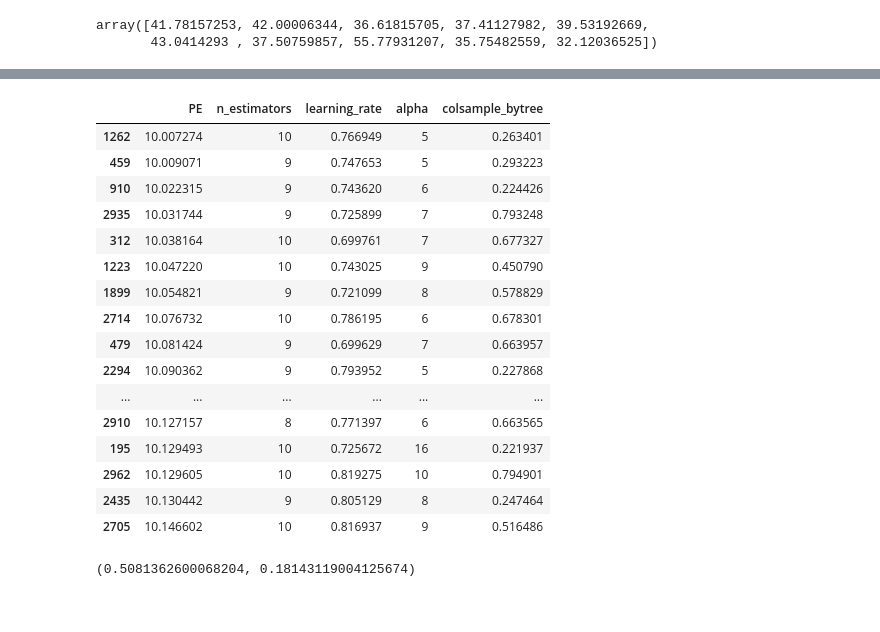
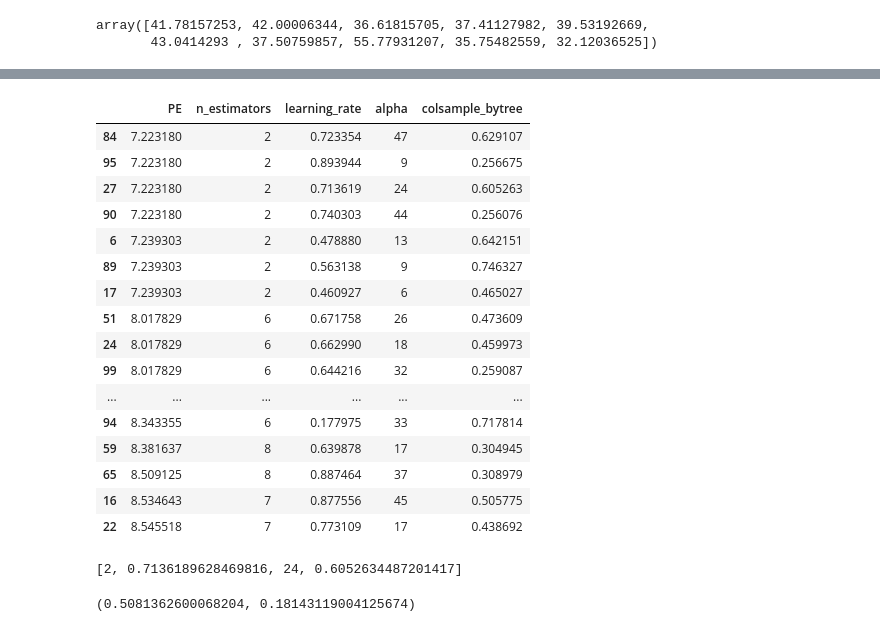
Before and after one commit to felipeascouto/energy, a Jupyter notebook: research_p2.ipynb, the cells around one changed output, grey strips where cells are left out. Drawn from its saved outputs; the diff is of its cells as text; code cells hidden in the pictures.

Commit message:
new tests for parameter optimizations saw little improvement compared to sklearn

```diff
--- a/research_p2.ipynb
+++ b/research_p2.ipynb
@@ -2039,7 +2039,11 @@ Successfully installed arch-4.15 cython-0.29.20 property-cached-1.6.4
 # %%
 train_opt, test_opt = train_test_split(DART_gen_2018, test_size=0.33)
 train_data_opt = train_opt.groupby('Local Time')[['LMP_RT','LMP_DA','Load','Wind','Weekday']].mean()
+train_data_opt['RT_sem'] = train_opt.groupby('Local Time')['LMP_RT'].sem()
+train_data_opt['DA_sem'] = train_opt.groupby('Local Time')['LMP_DA'].sem()
 test_data_opt = test_opt.groupby('Local Time')[['LMP_RT','LMP_DA','Load','Wind','Weekday']].mean()
+test_data_opt['RT_sem'] = test_opt.groupby('Local Time')['LMP_RT'].sem()
+test_data_opt['DA_sem'] = test_opt.groupby('Local Time')['LMP_DA'].sem()
 minutes = []
 for time in train_data_opt.index:
     minutes.append(time.hour * 60 + time.minute)
@@ -2235,3 +2232,36 @@ def xgb_loss(next_x):
+# %%
+errors = 0
+def xgb_loss_2(next_x):
+    xg_reg = xgb.XGBRegressor(objective ='reg:squarederror', colsample_bytree = next_x[3], learning_rate = next_x[1],
+                              max_depth = 1, alpha = next_x[2], n_estimators = next_x[0])
+    xg_reg.fit(train_data_opt['minutes'].values.reshape(-1,1), train_data_opt['LMP_RT'].values)
+    y_xgb = xg_reg.predict(train_data_opt['minutes'].values.reshape(-1,1))
+    train_data_opt['xgb cluster'] = y_xgb
+    price_leaves = []
+    for price in y_xgb:
+        if price not in price_leaves:
+            price_leaves.append(price)
+    branch_dfs = []
+    for price in price_leaves:
+        branch_dfs.append(train_data_opt[train_data_opt['xgb cluster']==price])
+    test_data_copy = test_data_opt.copy()
+    test_data_copy['fitted RT (xgb)'] = np.zeros(test_data_copy.index.size)
+    for cluster in branch_dfs:
+        result6 = smf.ols(formula="LMP_RT ~ LMP_DA + RT_sem + DA_sem + Load + Wind + Weekday", data=cluster).fit()
+        for hour in cluster.index:
+            try:
+                test_data_copy['fitted RT (xgb)'].loc[hour] = (
+                                            test_data_copy['Weekday'].loc[hour]*result6.params[6] +
+                                            test_data_copy['Wind'].loc[hour]*result6.params[5] +
+                                            test_data_copy['Load'].loc[hour]*result6.params[4] +
+                                            test_data_copy['DA_sem'].loc[hour]*result6.params[3] +
+                                            test_data_copy['RT_sem'].loc[hour]*result6.params[2] +
+                                            test_data_copy['LMP_DA'].loc[hour]*result6.params[1] +
+                                            result6.params[0])
+            except:
+                errors += 1
+                continue
+    return pe(test_data_copy['fitted RT (xgb)'],test_data_opt['LMP_RT']).mean()
 # %%
 def optimize(dimensions, start_points, times, function):
 
@@ -2263,7 +2293,7 @@ dimensions = {'n_estimators': Integer(1, 10, prior='uniform'),
               'alpha': Integer(5, 50, prior='uniform'),
               'colsample_bytree': Real(0.2, 0.8, prior='uniform')}
 
-loss, params, loss_vector, params_list = optimize(dimensions, 1e5, 3e3, xgb_loss)
+loss, params, loss_vector, params_list = optimize(dimensions, 1e5, 100, xgb_loss_2)
 loss_df = pd.DataFrame({'PE':loss_vector,
                        'n_estimators':params_list[0],
                        'learning_rate':params_list[1],
@@ -2275,20 +2305,24 @@ Optimization 100.0% completed. Best loss: 10.01   ss: 10.01
 |  | PE | n_estimators | learning_rate | alpha | colsample_bytree |
-| 1262 | 10.007274 | 10 | 0.766949 | 5 | 0.263401 |
-| 459 | 10.009071 | 9 | 0.747653 | 5 | 0.293223 |
-| 910 | 10.022315 | 9 | 0.743620 | 6 | 0.224426 |
-| 2935 | 10.031744 | 9 | 0.725899 | 7 | 0.793248 |
-| 312 | 10.038164 | 10 | 0.699761 | 7 | 0.677327 |
-| 1223 | 10.047220 | 10 | 0.743025 | 9 | 0.450790 |
-| 1899 | 10.054821 | 9 | 0.721099 | 8 | 0.578829 |
-| 2714 | 10.076732 | 10 | 0.786195 | 6 | 0.678301 |
-| 479 | 10.081424 | 9 | 0.699629 | 7 | 0.663957 |
-| 2294 | 10.090362 | 9 | 0.793952 | 5 | 0.227868 |
+| 84 | 7.223180 | 2 | 0.723354 | 47 | 0.629107 |
+| 95 | 7.223180 | 2 | 0.893944 | 9 | 0.256675 |
+| 27 | 7.223180 | 2 | 0.713619 | 24 | 0.605263 |
+| 90 | 7.223180 | 2 | 0.740303 | 44 | 0.256076 |
+| 6 | 7.239303 | 2 | 0.478880 | 13 | 0.642151 |
+| 89 | 7.239303 | 2 | 0.563138 | 9 | 0.746327 |
+| 17 | 7.239303 | 2 | 0.460927 | 6 | 0.465027 |
+| 51 | 8.017829 | 6 | 0.671758 | 26 | 0.473609 |
+| 24 | 8.017829 | 6 | 0.662990 | 18 | 0.459973 |
+| 99 | 8.017829 | 6 | 0.644216 | 32 | 0.259087 |
 | ... | ... | ... | ... | ... | ... |
-| 2910 | 10.127157 | 8 | 0.771397 | 6 | 0.663565 |
-| 195 | 10.129493 | 10 | 0.725672 | 16 | 0.221937 |
-| 2962 | 10.129605 | 10 | 0.819275 | 10 | 0.794901 |
-| 2435 | 10.130442 | 9 | 0.805129 | 8 | 0.247464 |
-| 2705 | 10.146602 | 10 | 0.816937 | 9 | 0.516486 |
+| 94 | 8.343355 | 6 | 0.177975 | 33 | 0.717814 |
+| 59 | 8.381637 | 8 | 0.639878 | 17 | 0.304945 |
+| 65 | 8.509125 | 8 | 0.887464 | 37 | 0.308979 |
+| 16 | 8.534643 | 7 | 0.877556 | 45 | 0.505775 |
+| 22 | 8.545518 | 7 | 0.773109 | 17 | 0.438692 |
+# %%
+params
+# %% [output]
+[2, 0.7136189628469816, 24, 0.6052634487201417]
 # %%
 (loss_df.sort_values('PE').head(100)['colsample_bytree'].mean(),
  loss_df.sort_values('PE').head(100)['colsample_bytree'].std())
```
Also changed, not shown: parts of 6 cells of this notebook.
